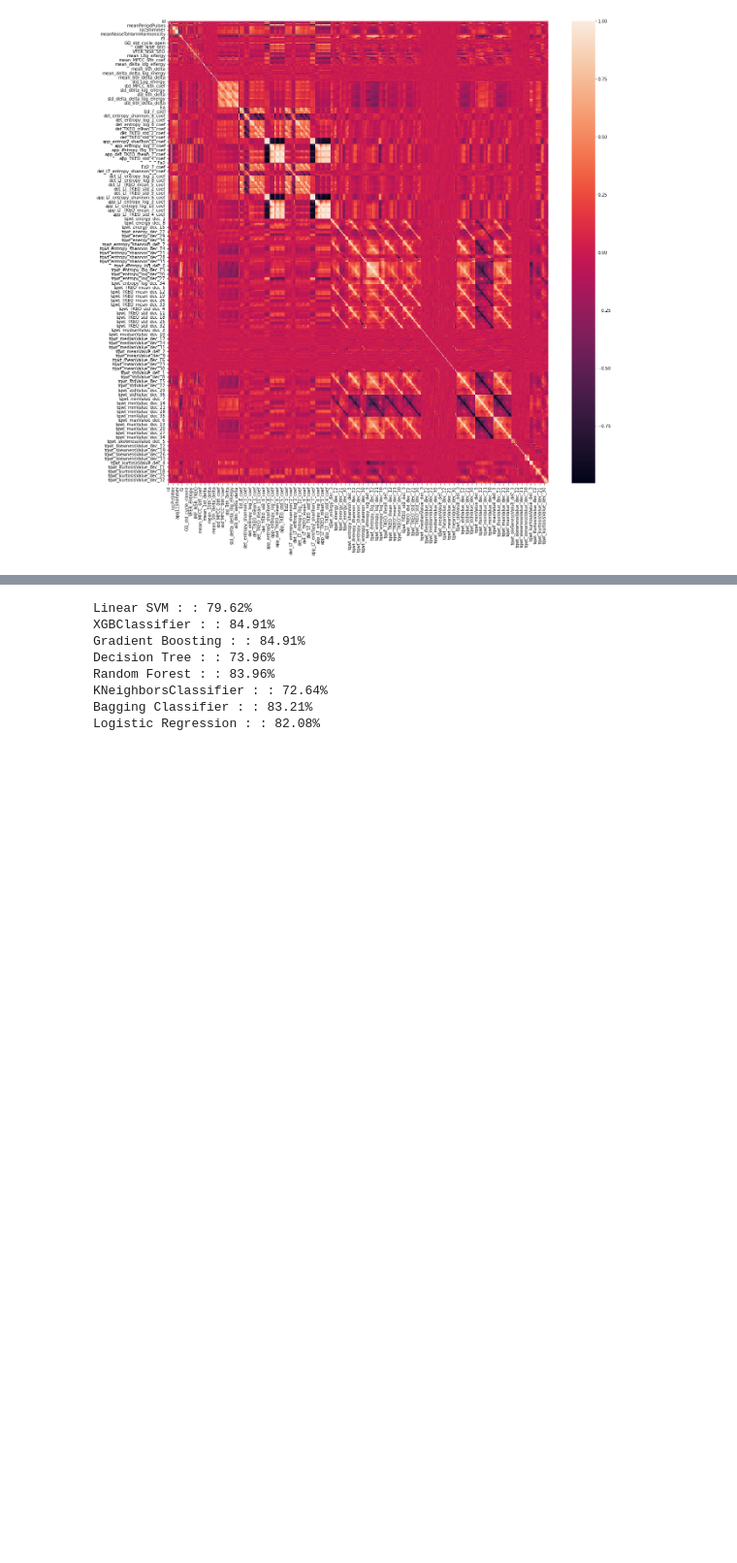
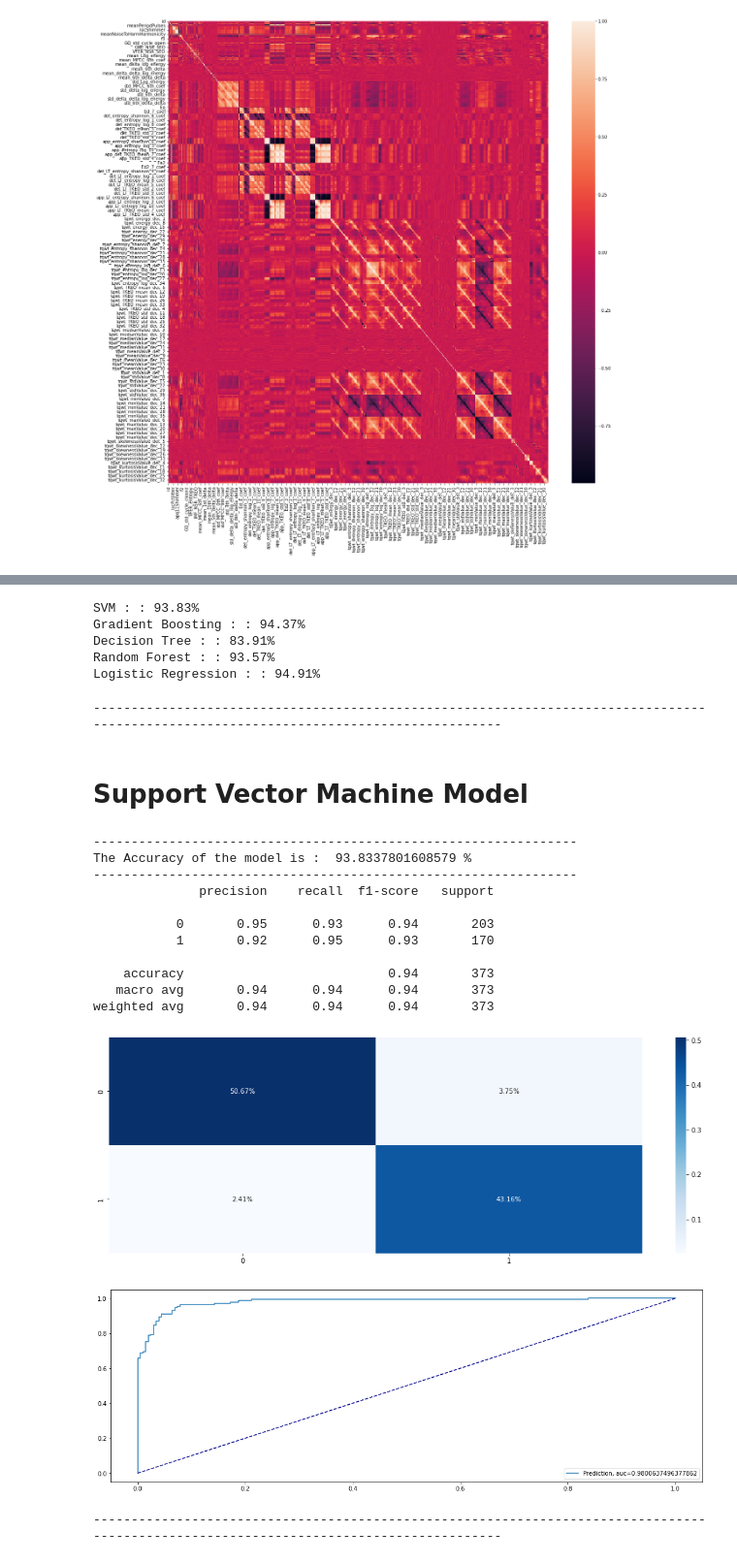
Before and after one commit to CleverJinn/RPDA8411-Parkinsons, a Jupyter notebook: PD-first-attempt/UCI-PD-data.ipynb, the cells around one changed output, grey strips where cells are left out. Shown at 97% size. Drawn from its saved outputs; the diff is of its cells as text; code cells hidden in the pictures; blank space fills up the shorter version.

```diff
--- a/PD-first-attempt/UCI-PD-data.ipynb
+++ b/PD-first-attempt/UCI-PD-data.ipynb
@@ -133 +176,25 @@ X_train_smote, y_train_smote = oversampler.fit_resample(X_train,y_train)
+# %%
+def Confusion_Matrix_Graph(y_test,prediction):
+
+    cm = confusion_matrix(y_test,prediction)
+    plt.subplots(figsize=(13, 6))
+    sns.heatmap(cm/np.sum(cm), annot= True, fmt='.2%', cmap='Blues')
+# %%
+def ROC_Curve_Graph(X_test,y_test,model):
+
+    y_pred_proba = model.predict_proba(X_test)[::,1]
+    fpr, tpr, _ = roc_curve(y_test,  y_pred_proba)
+    auc = roc_auc_score(y_test, y_pred_proba)
+    plt.subplots(figsize=(14, 6))
+    plt.plot(fpr,tpr,label="Prediction, auc="+str(auc))
+    plt.plot([0, 1], [0, 1], color='darkblue', linestyle='--')
+    plt.legend(loc=4)
+    plt.show()
+# %%
+def Classification_Report(prediction, accuracy, training_score, test_score, model):
+    display(HTML(f"<h1>{model}</h1>"))
+    print('----------------------------------------------------------------')
+    print("The Accuracy of the model is : ", accuracy*100, "%")
+    print('----------------------------------------------------------------')
+    print(classification_report(y_test,prediction))
 # %%
@@ -156,13 +217,44 @@ Bagging Classifier :  trained
 Logistic Regression :  trained
 # %%
-for name, model in models.items():
+for name, model in algo_models.items():
     print(name + ": {:.2f}%".format(model.score(X_test,y_test) * 100))
 # %% [output]
-Linear SVM : : 79.62%
-XGBClassifier : : 84.91%
-Gradient Boosting : : 84.91%
-Decision Tree : : 73.96%
-Random Forest : : 83.96%
-KNeighborsClassifier : : 72.64%
-Bagging Classifier : : 83.21%
-Logistic Regression : : 82.08%
+SVM : : 93.83%
+Gradient Boosting : : 94.37%
+Decision Tree : : 83.91%
+Random Forest : : 93.57%
+Logistic Regression : : 94.91%
+# %%
+svm = SVC(probability=True).fit(X_train,y_train)
+g_boosting = GradientBoostingClassifier().fit(X_train,y_train)
+DT = DecisionTreeClassifier().fit(X_train,y_train)
+RF = RandomForestClassifier(n_estimators = 150).fit(X_train,y_train)
+LogReg= LogisticRegression(solver='liblinear', max_iter=250).fit(X_train,y_train)
+# %%
+print('---------------------------------------------------------------------------------------------------------------------------------------')
+prediction = svm.predict(X_test)
+accuracy = accuracy_score(y_test, prediction)
+training_score = svm.score(X_train,y_train)
+test_score = svm.score(X_test,y_test)
+model = 'Support Vector Machine Model'
+Classification_Report(prediction,accuracy,training_score,test_score,model)
+Confusion_Matrix_Graph(y_test, prediction)
+ROC_Curve_Graph(X_test,y_test,svm)
+print('---------------------------------------------------------------------------------------------------------------------------------------')
+# %% [output]
+---------------------------------------------------------------------------------------------------------------------------------------
+Support Vector Machine Model
+----------------------------------------------------------------
+The Accuracy of the model is :  93.8337801608579 %
+----------------------------------------------------------------
+              precision    recall  f1-score   support
+
+           0       0.95      0.93      0.94       203
+           1       0.92      0.95      0.93       170
+
+    accuracy                           0.94       373
+   macro avg       0.94      0.94      0.94       373
+weighted avg       0.94      0.94      0.94       373
+[figure, added]
+[figure, added]
+---------------------------------------------------------------------------------------------------------------------------------------
```
Also changed, not shown: parts of 28 cells of this notebook, 1 other file.
